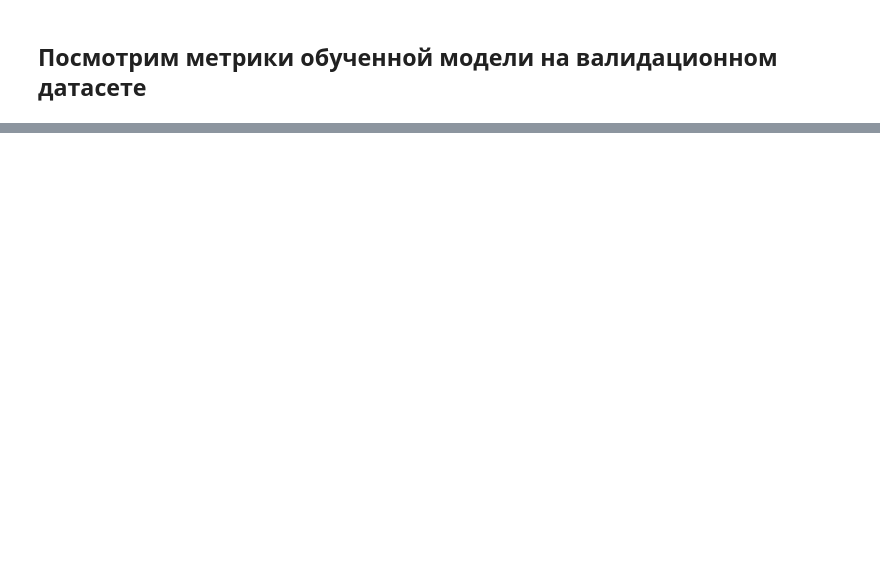
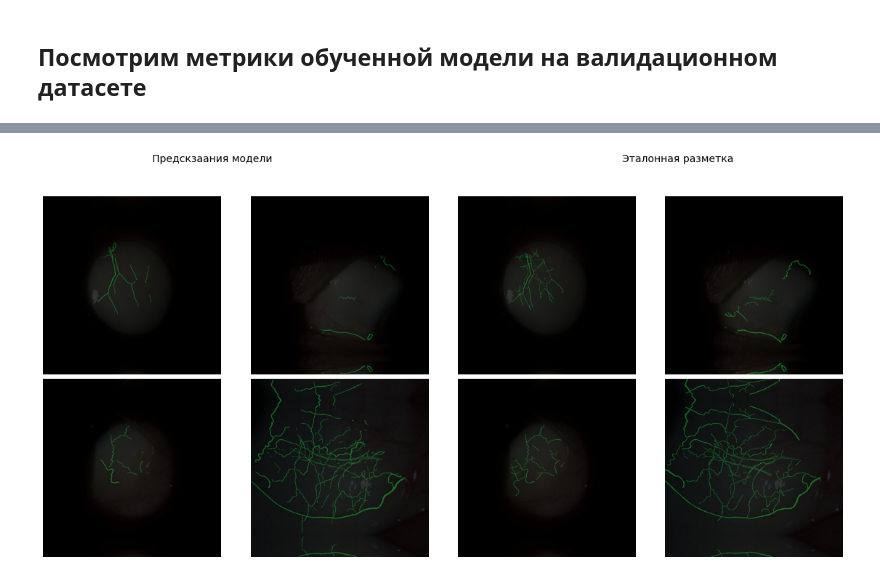
Before and after one commit to shockless/microcirculation-solution, a Jupyter notebook: Pipeline Notebooks/Train_LoD.ipynb, the cells around one changed output, grey strips where cells are left out. Saved outputs shown, nothing was run; the diff lists cells and outputs as text; code cells hidden in the pictures; blank space fills up the shorter version.

```diff
--- a/Pipeline Notebooks/Train_LoD.ipynb
+++ b/Pipeline Notebooks/Train_LoD.ipynb
@@ -698,13 +712,13 @@ import madgrad
 # %%
 cores = multiprocessing.cpu_count()
-batch_size=1
+batch_size=3
 lr_e =  1e-5
 lr_d = 1e-3
+encoder_pretrain='timm-regnety_064'
 
+#model = torch.load(f"{drive_location}/Competitions/LeadersOfDigital/models/model_pretrain.pt")
 
-model = torch.load(f"{drive_location}/Competitions/LeadersOfDigital/models/pretrain/model_pretrain.pt")
-
-#model = smp.Unet(encoder, activation='logsoftmax', classes=2, encoder_weights='imagenet').cuda()
+model_pretrain = smp.UnetPlusPlus(encoder_pretrain, activation='logsoftmax', classes=2, decoder_use_batchnorm=InPlaceABN).cuda()
 
 def make_criterion():
     soft_dice = SoftDice()
@@ -713,8 +727,9 @@ def make_criterion():
 
     return exp_dice
 
-optimizer = madgrad.MADGRAD(model.parameters(), 1e-5)
 criterion = make_criterion()
+optimizer = madgrad.MADGRAD(model_pretrain.parameters(), 1e-4)
+trainer_pretrain = UnetTrainer(model_pretrain, optimizer, criterion, 'cuda', metric_functions=make_metrics())
 
 #cv(model, dataset, 'cuda',loss_function=criterion, batch_size=1, metric_functions=make_metrics(), transform=transforms, importances=binary_denses, optimizer=optimizer, start_fold=0)
 # %% [markdown]
@@ -780,30 +812,32 @@ import gc
 # %%
 # Посмотрим на картинки предсказаний
 
 fig, axs = plt.subplots(2, 4, figsize=(16,8))
 fig.suptitle(f'Предскзаания модели {" "*105} Эталонная разметка', fontsize=14)
 
 for i, sample in zip(range(4), valid_dataset):
     image = sample['image'].to("cuda")
     true_mask = sample['mask'].to("cuda")
 
-    prediction = model.eval()(image.unsqueeze(dim=0))
+    prediction = model_pretrain.eval()(image.unsqueeze(dim=0))
     image = (image.cpu() * 255).type(torch.uint8)
     pred_ask = (torch.exp(prediction[0]) > 0.4).cpu()
 
     image_with_mask = draw_segmentation_masks(image, pred_ask)
     image_with_mask = np.moveaxis(image_with_mask.cpu().numpy(), 0, -1)
 
     axs[i // 2, (i % 2)].imshow(image_with_mask)
     axs[i // 2, (i % 2)].axis('off')
 
 
     image_with_mask = draw_segmentation_masks(image, true_mask.type(torch.bool))
     image_with_mask = np.moveaxis(image_with_mask.cpu().numpy(), 0, -1)
     axs[i // 2, (i % 2)+2].imshow(image_with_mask)
     axs[i // 2, (i % 2)+2].axis('off')
     del image,true_mask,prediction,pred_ask,image_with_mask
     gc.collect()
 
 fig.tight_layout()
 fig.subplots_adjust(top=0.88)
+# %% [output]
+[figure, added]
```
Also changed, not shown: parts of 14 cells of this notebook.
